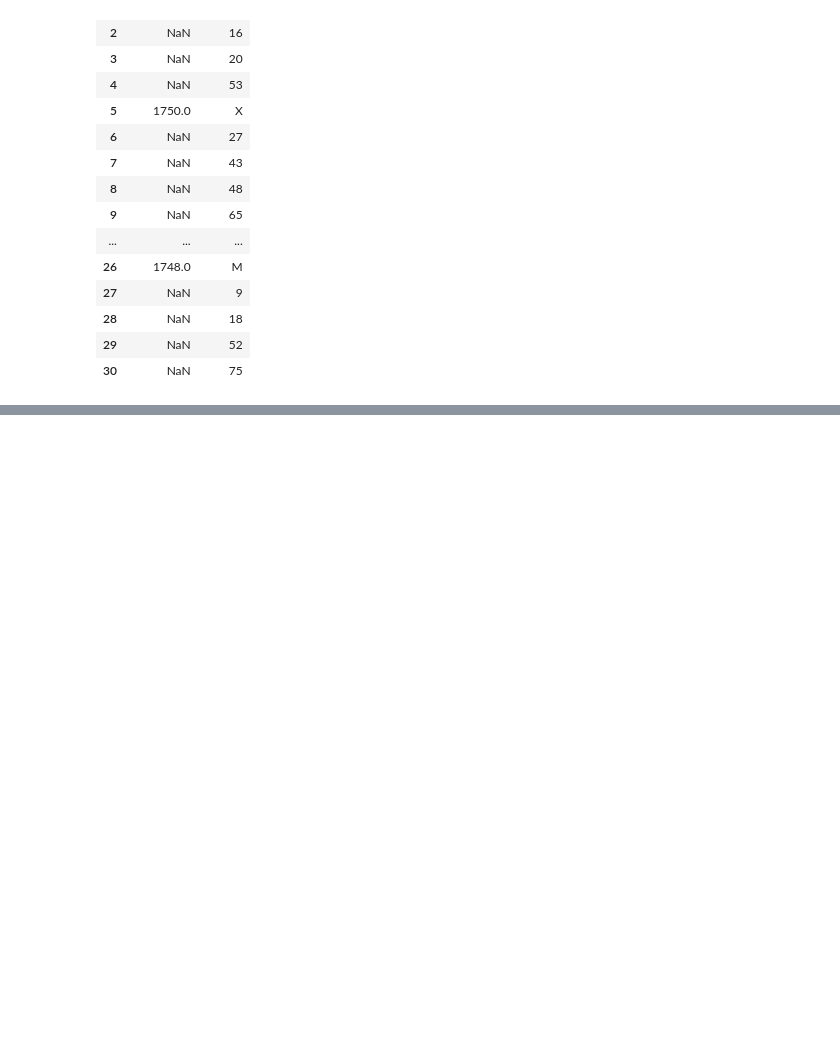
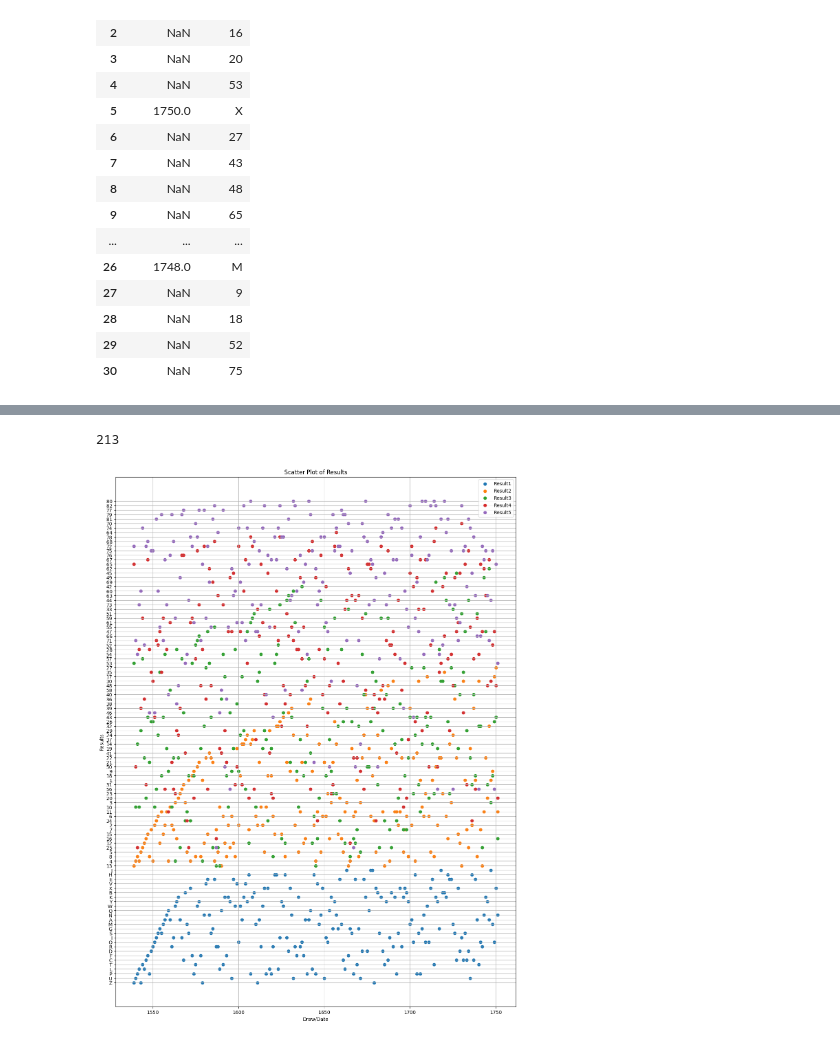
Before and after one commit to dilanmalaviarachchi/lotto--MLproject, a Jupyter notebook: lotto/code.ipynb, the cells around one changed output, grey strips where cells are left out. Drawn from its saved outputs; the diff is of its cells as text; code cells hidden in the pictures; blank space fills up the shorter version.

```diff
--- a/lotto/code.ipynb
+++ b/lotto/code.ipynb
@@ -77,0 +76,3 @@ Error:
+# %%
+# Forward fill the "Draw/Date" column
+data1["Draw/Date"] = data1["Draw/Date"].fillna(method="ffill")
@@ -77,0 +85,4 @@ Error:
+# %%
+# Group by "Draw/Date" and aggregate results into separate columns
+result_data = data1.groupby("Draw/Date")["Results"].apply(lambda x: pd.Series(x.values)).unstack().reset_index()
+result_data
@@ -77,0 +103,4 @@ Error:
+# %%
+# Rename columns
+result_data.columns = ["Draw/Date", "Result1", "Result2", "Result3", "Result4", "Result5"]
+print(result_data)
@@ -77,0 +136,20 @@ Error:
+# %%
+len(result_data)
+# %% [output]
+213
+# %%
+#data visualization
+plt.figure(figsize=(15,20))
+
+for i, col in enumerate(['Result1','Result2','Result3','Result4','Result5'],start=1):
+    plt.scatter(result_data['Draw/Date'],result_data[col],label=col)
+
+plt.title("Scatter Plot of Results")
+plt.xlabel("Draw/Date")
+plt.ylabel("Results")
+plt.legend()
+plt.grid(True)
+
+plt.show()
+# %% [output]
+[figure, added]
```
Also changed, not shown: parts of 6 cells of this notebook.
